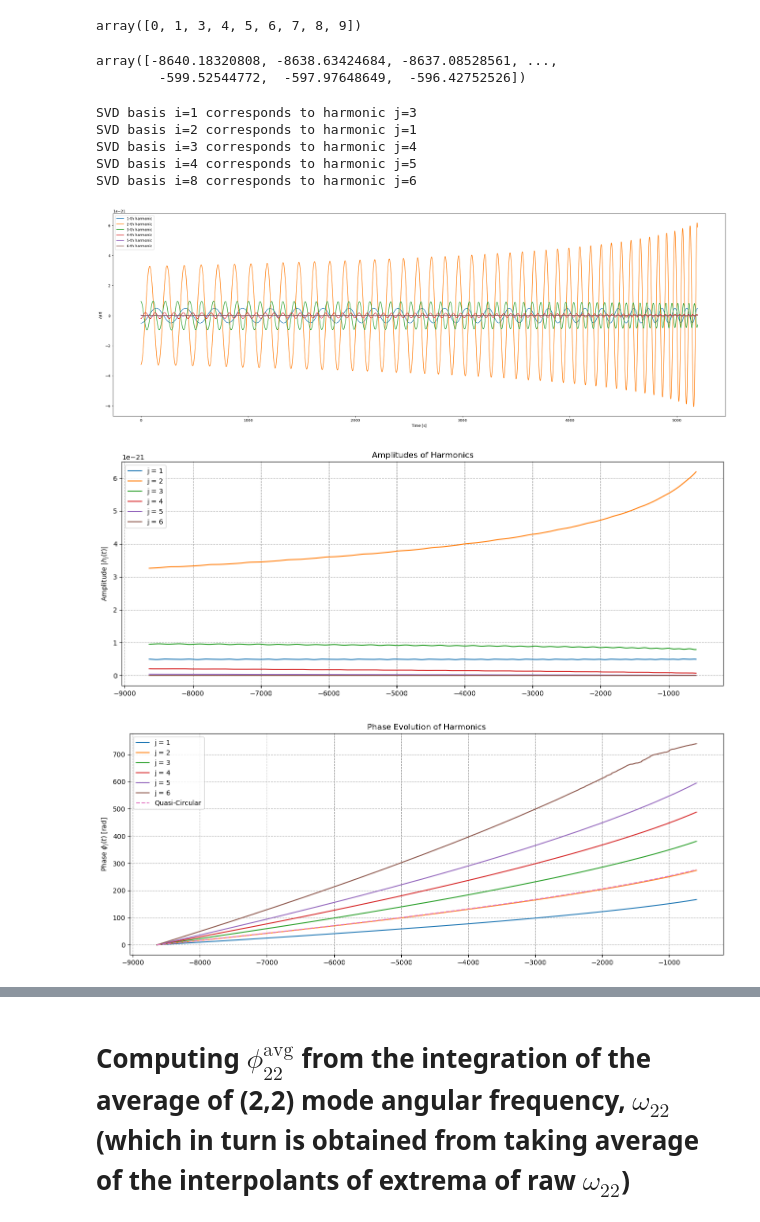
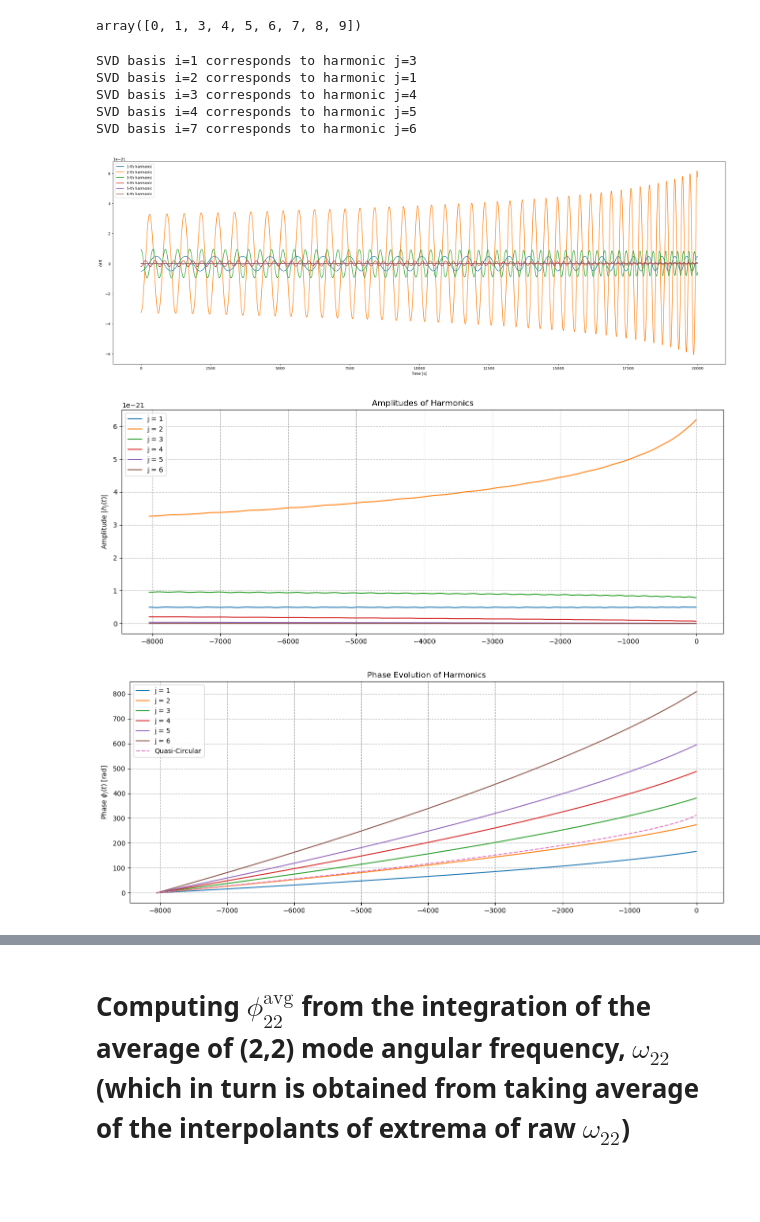
Before and after one commit to AfrozSaqlain/GWSurrogate, a Jupyter notebook: notebooks/eccentric_harmonics_e_0.1.ipynb, the cells around one changed output, grey strips where cells are left out. Saved outputs shown, nothing was run; the diff lists cells and outputs as text; code cells hidden in the pictures; blank space fills up the shorter version.

```diff
--- a/notebooks/eccentric_harmonics_e_0.1.ipynb
+++ b/notebooks/eccentric_harmonics_e_0.1.ipynb
@@ -82,10 +83,13 @@ for i in mean_anomaly_array:
                                             modes_to_use=modes_to_use,
                                             return_orbital_params=['x'])
 
-    t_val_min_array.append(find_t_location(simulated_orb_vars['x'].sample_times / t0, simulated_orb_vars['x'].data, simulated_orb_vars['x'].data[100]))
-    t_val_max_array.append(find_t_location(simulated_orb_vars['x'].sample_times / t0, simulated_orb_vars['x'].data, 0.1))
+    t_val_min_pointer = find_t_location(simulated_orb_vars['x'].sample_times / t0, simulated_orb_vars['x'].data, simulated_orb_vars['x'].data[100])
+    t_val_max_pointer = find_t_location(simulated_orb_vars['x'].sample_times / t0, simulated_orb_vars['x'].data, 0.1)
 
-t_val_min = np.min(t_val_min_array)
-t_val_max = np.max(t_val_max_array)
+    t_val_min_pointer -= t_val_max_pointer
+    t_val_min_array.append(t_val_min_pointer)
+
+t_val_min = np.max(t_val_min_array)
 # %%
-common_time_grid = np.arange(t_val_min, t_val_max, (delta_t / t0.value) * 20)
+# common_time_grid = np.arange(t_val_min, 0, (delta_t / t0.value) * 20)
+common_time_grid = np.linspace(t_val_min, 0, 20_000, endpoint=True)
@@ -102,17 +100,20 @@ ISCO_time  = {}
 # %%
 def compute_waveform(mean_anomaly):
-    test_modes = esigmapy.get_inspiral_esigma_modes(
+    test_orb_vars, test_modes = esigmapy.get_inspiral_esigma_modes(
         mass1=m1, mass2=m2,
         spin1z=spin1z, spin2z=spin2z,
         eccentricity=eccentricity, mean_anomaly=mean_anomaly,
         distance=distance,
         f_lower=f_low, delta_t=delta_t,
-        modes_to_use=modes_to_use
+        modes_to_use=modes_to_use,
+        return_orbital_params=['x']
     )
 
     test_signal = test_modes[(2, 2)]
 
     test_time = np.array([i.value for i in test_signal.sample_times / t0])
+    t_0 = find_t_location(test_orb_vars['x'].sample_times / t0, test_orb_vars['x'].data, 0.1)
+    test_time -= t_0
     signal_amp = np.abs(test_signal)
     signal_phase = np.unwrap(np.angle(test_signal))
 
@@ -142,11 +143,6 @@ indices = np.delete(indices, 2)
 indices
 # %% [output]
 array([0, 1, 3, 4, 5, 6, 7, 8, 9])
-# %%
-common_time_grid
-# %% [output]
-array([-8640.18320808, -8638.63424684, -8637.08528561, ...,
-        -599.52544772,  -597.97648649,  -596.42752526])
 # %%
 eccentric_harmonics = {}
 
@@ -176,7 +172,7 @@ SVD basis i=1 corresponds to harmonic j=3
 SVD basis i=2 corresponds to harmonic j=1
 SVD basis i=3 corresponds to harmonic j=4
 SVD basis i=4 corresponds to harmonic j=5
-SVD basis i=8 corresponds to harmonic j=6
+SVD basis i=7 corresponds to harmonic j=6
 # %%
 plt.figure(figsize=(30, 10))
 
@@ -187,18 +183,19 @@ plt.xlabel('Time [s]')
 plt.legend()
 plt.show()
 # %% [output]
-[figure, old version]
+[figure, new version]
 # %%
 plt.figure(figsize=(16, 6))
 for j_index, waveform in sorted_harmonics.items():
     amp = np.abs(waveform)
     plt.plot(common_time_grid, amp, label=f'j = {j_index}')
+# plt.yscale('log')
 plt.ylabel('Amplitude |$h_j(t)$|')
 plt.title('Amplitudes of Harmonics')
 plt.legend()
 plt.grid(True, which="both", ls="--")
 # %% [output]
-[figure, old version]
+[figure, new version]
 # %%
 qc_orb_vars, qc_mode = esigmapy.get_inspiral_esigma_modes(mass1=m1,
                                         mass2=m2,
@@ -212,36 +209,43 @@ qc_orb_vars, qc_mode = esigmapy.get_inspiral_esigma_modes(mass1=m1,
                                         include_conjugate_modes=False,
                                         modes_to_use=modes_to_use,
                                         return_orbital_params=['x'])
 
 qc_signal = qc_mode[(2,2)]
 
 qc_signal_amp = np.abs(qc_signal)
 qc_signal_phase = np.unwrap(np.angle(qc_signal))
 
+qc_time = np.array([i.value for i in qc_signal.sample_times / t0])
+t_0 = find_t_location(qc_orb_vars['x'].sample_times / t0, qc_orb_vars['x'].data, 0.1)
+qc_time -= t_0
+
 qc_signal_amp_spline = CubicSpline(qc_signal.sample_times / t0, qc_signal_amp)
 qc_signal_phase_spline = CubicSpline(qc_signal.sample_times / t0, qc_signal_phase)
 
 qc_signal_amp_reco = qc_signal_amp_spline(common_time_grid)
 qc_signal_phase_reco = qc_signal_phase_spline(common_time_grid)
 
 qc_signal_phase_reco = qc_signal_phase_reco - qc_signal_phase_reco[0]
 
 qc_signal_reco = qc_signal_amp_reco * np.exp(1j * qc_signal_phase_reco)
 
+const = 0.0
+
 plt.figure(figsize=(16, 6))
 for j_index, waveform in sorted_harmonics.items():
     phase = np.unwrap(np.angle(waveform))
     phase = phase - phase[0]
-    plt.plot(common_time_grid, np.abs(phase), label=f'j = {j_index}')
+    plt.plot(common_time_grid, -(phase) + const, label=f'j = {j_index}')
 
-plt.plot(common_time_grid, np.abs(qc_signal_phase_reco), linestyle='--', label=f'Quasi-Circular')
+plt.plot(common_time_grid, -(qc_signal_phase_reco) + const, linestyle='--', label=f'Quasi-Circular')
 
+# plt.yscale('log')
 plt.ylabel('Phase $\phi_j(t)$ [rad]')
 plt.title('Phase Evolution of Harmonics')
 plt.legend()
 plt.grid(True, which="both", ls="--")
 # %% [output]
-[figure, old version]
+[figure, new version]
 # %%
 plt.figure(figsize=(16, 6))
 for j_index, waveform in sorted_harmonics.items():
```
Also changed, not shown: parts of 17 cells of this notebook, 1 other file.
